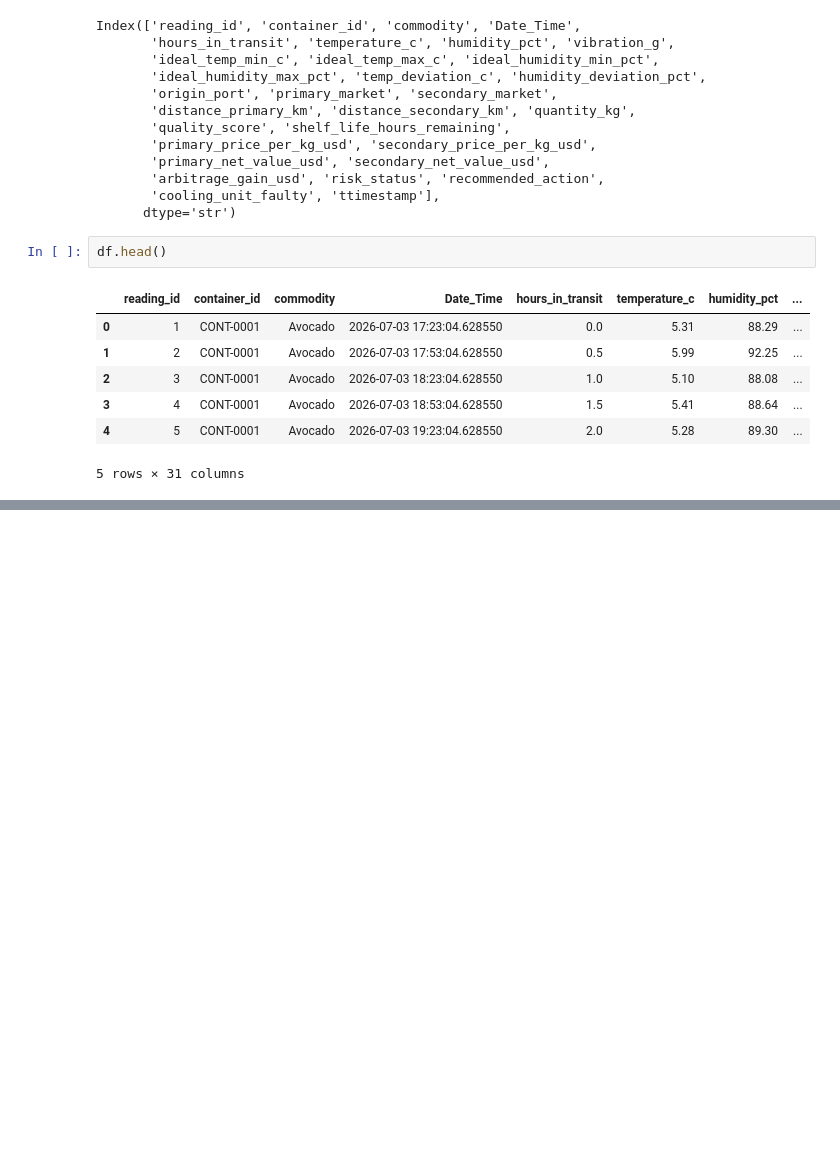
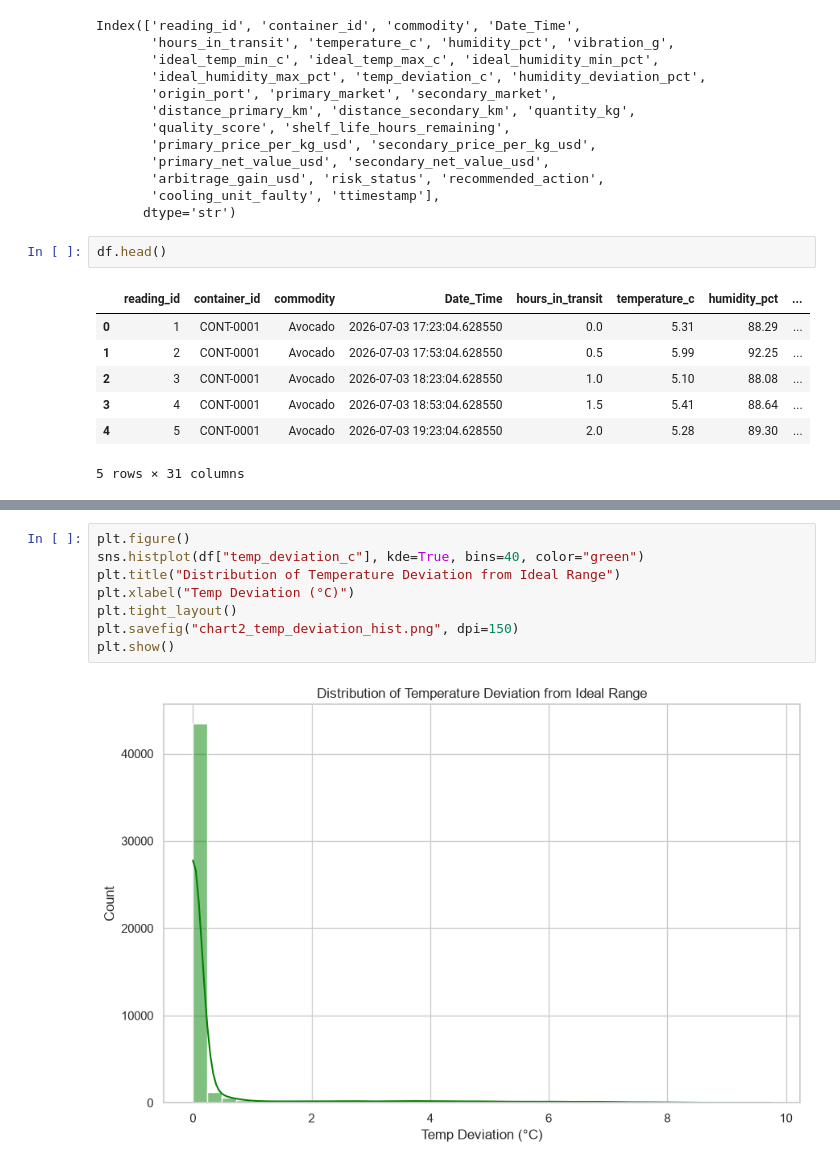
Before and after one commit to aparna-apz003/AtmoSync-Micro-Climate-Arbitrage-Analytics, a Jupyter notebook: dataset cleaning.ipynb, the cells around one changed output, grey strips where cells are left out. Saved outputs shown, nothing was run; the diff lists cells and outputs as text; blank space fills up the shorter version.

```diff
--- a/dataset cleaning.ipynb
+++ b/dataset cleaning.ipynb
@@ -216,0 +531,10 @@ df.head()
+# %%
+plt.figure()
+sns.histplot(df["temp_deviation_c"], kde=True, bins=40, color="green")
+plt.title("Distribution of Temperature Deviation from Ideal Range")
+plt.xlabel("Temp Deviation (°C)")
+plt.tight_layout()
+plt.savefig("chart2_temp_deviation_hist.png", dpi=150)
+plt.show()
+# %% [output]
+[figure, added]
```
Also changed, not shown: parts of 38 cells of this notebook, 9 other files.
